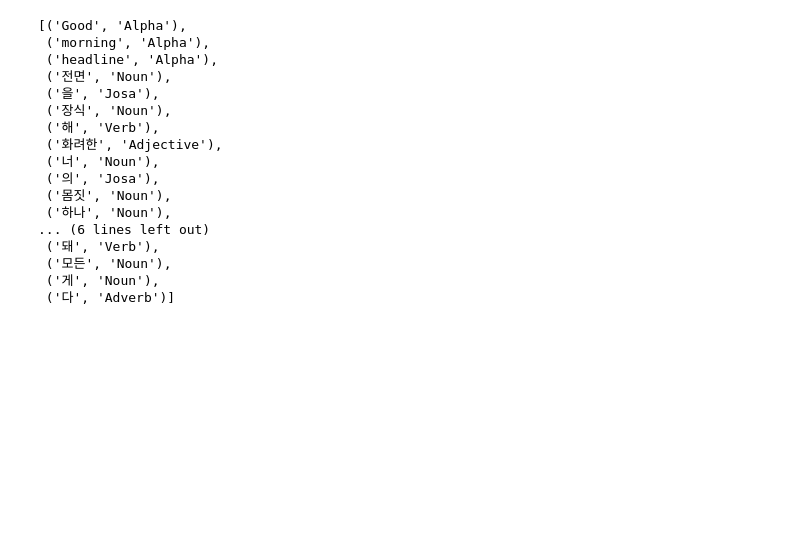
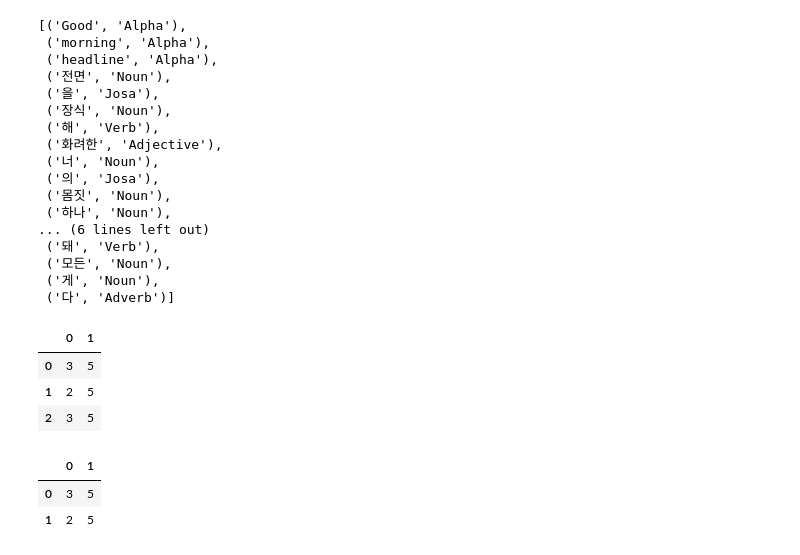
Before and after one commit to angelless00/KDT, a Jupyter notebook: exercise.ipynb, the cells around one changed output. Saved outputs shown, nothing was run; the diff lists cells and outputs as text; code cells hidden in the pictures; blank space fills up the shorter version.

```diff
--- a/exercise.ipynb
+++ b/exercise.ipynb
@@ -72,3 +72,18 @@ okt.pos('Good morning headline 전면을 장식해 화려한 너의 몸짓 하
  ('다', 'Adverb')]
 # %%
 import math
+# %%
+import pandas as pd
+aa=pd.DataFrame([[3,5],[2,5],[3,5]])
+aa
+# %% [output]
+|  | 0 | 1 |
+| 0 | 3 | 5 |
+| 1 | 2 | 5 |
+| 2 | 3 | 5 |
+# %%
+aa.drop_duplicates()
+# %% [output]
+|  | 0 | 1 |
+| 0 | 3 | 5 |
+| 1 | 2 | 5 |
```
Also changed, not shown: 4 other files.
